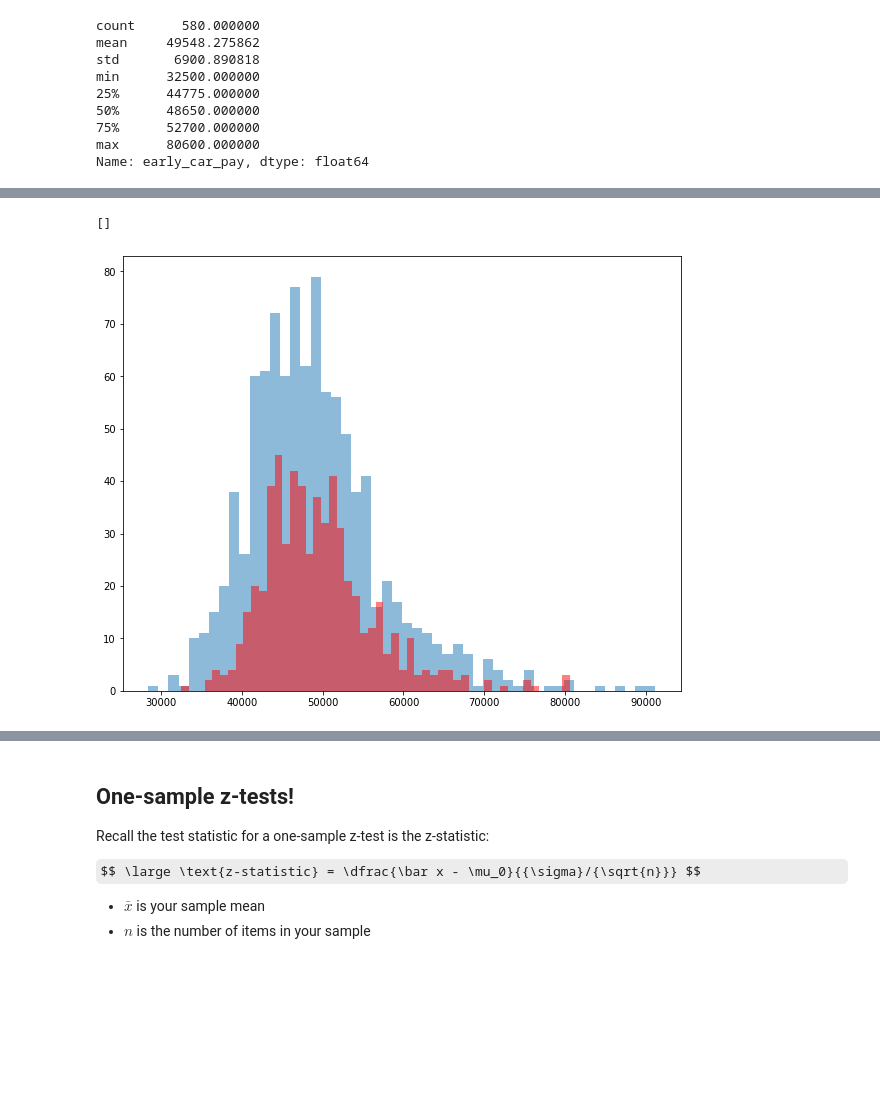
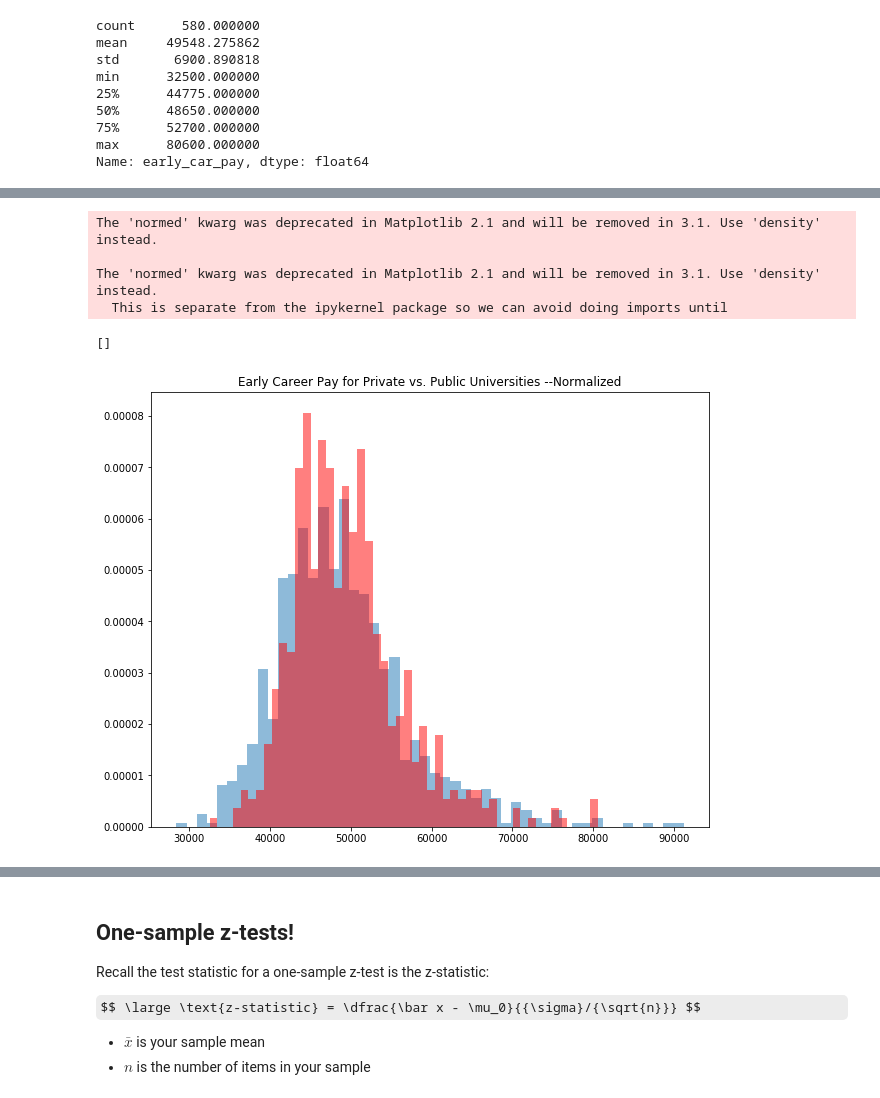
Before and after one commit to gseemann/College_Stats_Test, a Jupyter notebook: Gabriel.ipynb, the cells around one changed output, grey strips where cells are left out. Saved outputs shown, nothing was run; the diff lists cells and outputs as text; code cells hidden in the pictures; some formulas as TeX source; blank space fills up the shorter version.

```diff
--- a/Gabriel.ipynb
+++ b/Gabriel.ipynb
@@ -255,8 +292,13 @@ Name: early_car_pay, dtype: float64
 # %%
 plt.figure(figsize=(10,8))
-plt.hist(private_list, bins=50, alpha=.5)
-plt.hist(public_list, bins=50, color='r', alpha = 0.5)
+plt.hist(private_list, bins=50, alpha=.5, normed=True)
+plt.hist(public_list, bins=50, color='r', alpha = 0.5, normed=True)
+plt.title('Early Career Pay for Private vs. Public Universities --Normalized')
 plt.plot()
 # %% [output]
-[]
+The 'normed' kwarg was deprecated in Matplotlib 2.1 and will be removed in 3.1. Use 'density' instead.
+
+The 'normed' kwarg was deprecated in Matplotlib 2.1 and will be removed in 3.1. Use 'density' instead.
+  This is separate from the ipykernel package so we can avoid doing imports until
+[]
-[figure, old version]
+[figure, new version]
```
Also changed, not shown: parts of 31 cells of this notebook.
